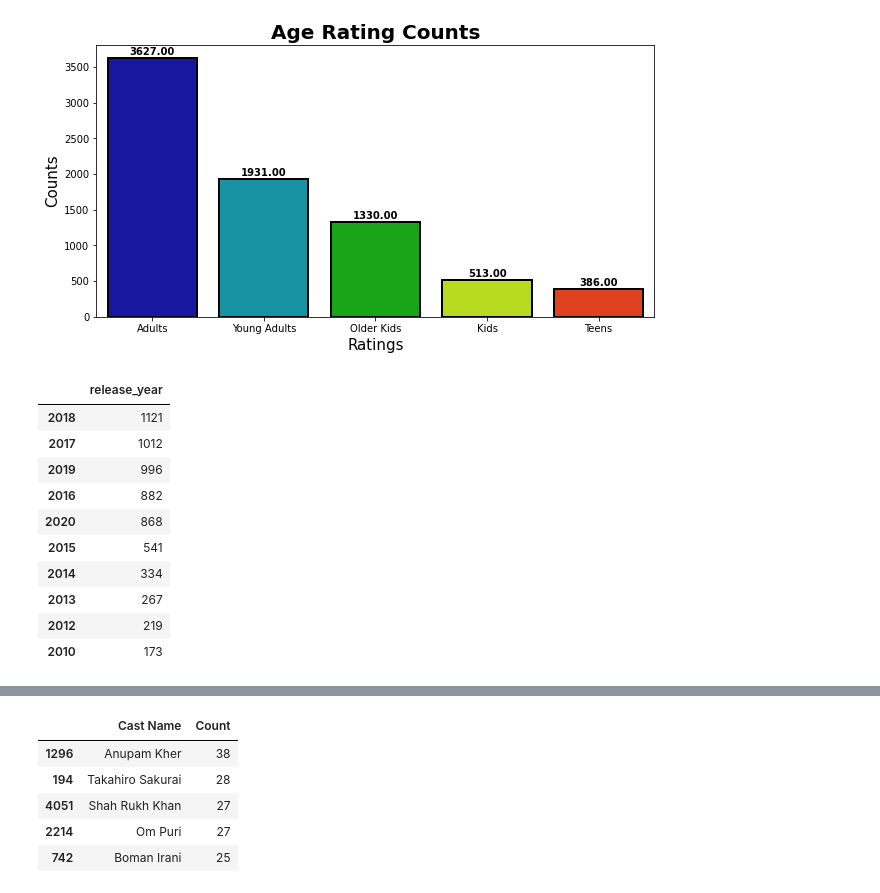
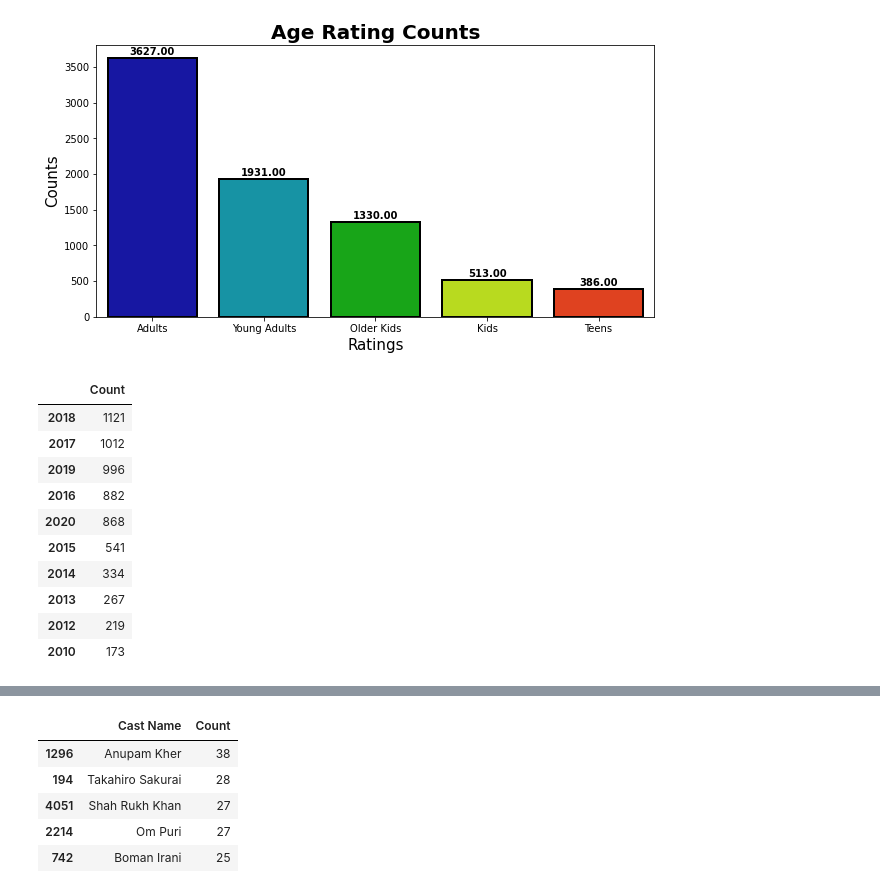
Before and after one commit to amrita-sarkar1/Netflix-Movies-and-TV-Shows-Clustering, a Jupyter notebook: Netflix_Movies_and_TV_Shows_Clustering.ipynb, the cells around one changed output, grey strips where cells are left out. Cells and saved outputs as stored; diff of their text form; code cells hidden in the pictures.

```diff
--- a/Netflix_Movies_and_TV_Shows_Clustering.ipynb
+++ b/Netflix_Movies_and_TV_Shows_Clustering.ipynb
@@ -280,9 +289,9 @@ for p in ax.patches:
 # %%
 # Release year insights
 
-netflix_df['release_year'].value_counts().to_frame().head(10)
+netflix_df['release_year'].value_counts().to_frame(name = 'Count').head(10)
 # %% [output]
-|  | release_year |
+|  | Count |
 | 2018 | 1121 |
 | 2017 | 1012 |
 | 2019 | 996 |
```
Also changed, not shown: parts of 14 cells of this notebook.
